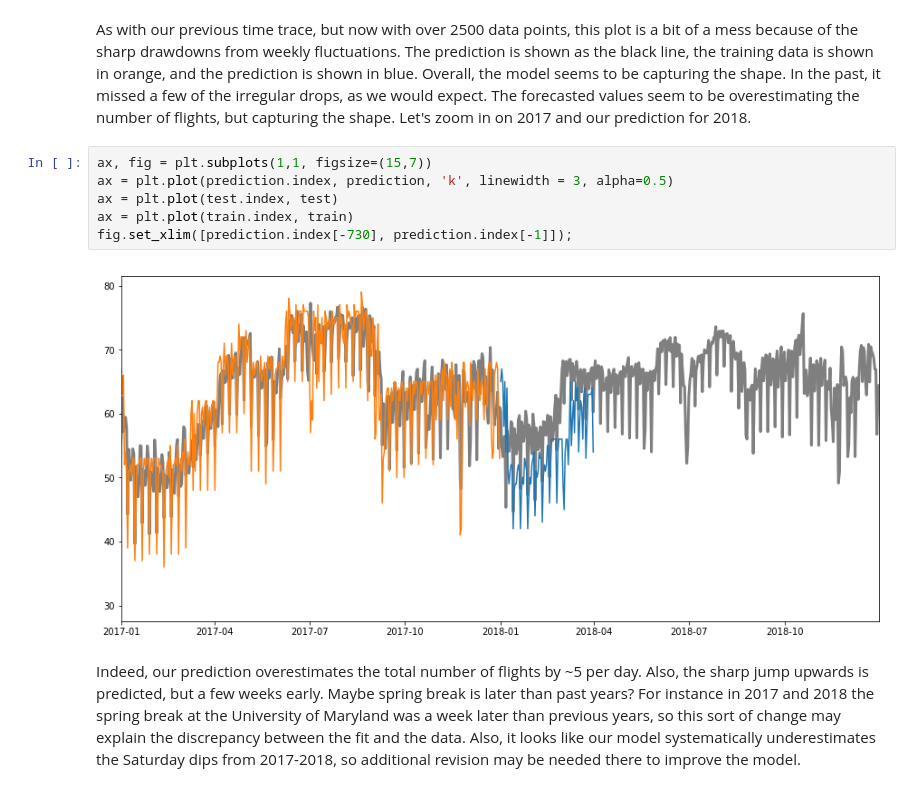
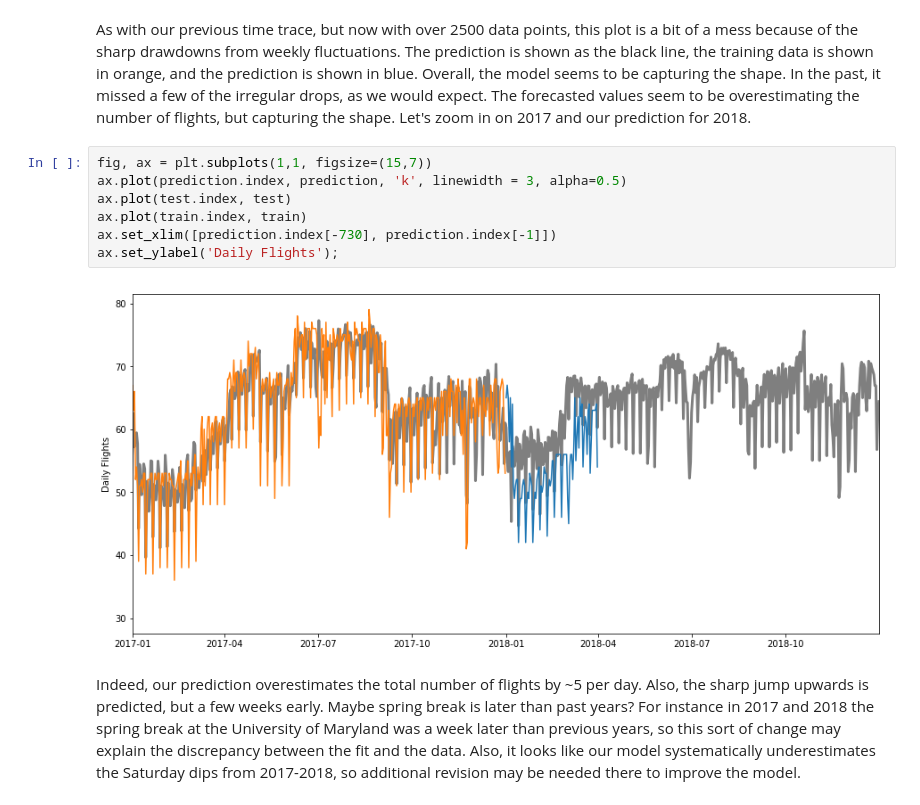
Before and after one commit to drew-hogg-datascience/flight_modeling, a Jupyter notebook: united_analysis.ipynb, the cells around one changed output. Saved outputs shown, nothing was run; the diff lists cells and outputs as text.

```diff
--- a/united_analysis.ipynb
+++ b/united_analysis.ipynb
@@ -302,13 +300,14 @@ ax.set_ylabel('Daily Flights');
 # %% [markdown]
 As with our previous time trace, but now with over 2500 data points, this plot is a bit of a mess because of the sharp drawdowns from weekly fluctuations.  The prediction is shown as the black line, the training data is shown in orange, and the prediction is shown in blue.  Overall, the model seems to be capturing the shape.  In the past, it missed a few of the irregular drops, as we would expect.  The forecasted values seem to be overestimating the number of flights, but capturing the shape. Let's zoom in on 2017 and our prediction for 2018.
 # %%
-ax, fig = plt.subplots(1,1, figsize=(15,7))
-ax = plt.plot(prediction.index, prediction, 'k', linewidth = 3, alpha=0.5)
-ax = plt.plot(test.index, test)
-ax = plt.plot(train.index, train)
-fig.set_xlim([prediction.index[-730], prediction.index[-1]]);
+fig, ax = plt.subplots(1,1, figsize=(15,7))
+ax.plot(prediction.index, prediction, 'k', linewidth = 3, alpha=0.5)
+ax.plot(test.index, test)
+ax.plot(train.index, train)
+ax.set_xlim([prediction.index[-730], prediction.index[-1]])
+ax.set_ylabel('Daily Flights');
 # %% [output]
-[figure, old version]
+[figure, new version]
 # %% [markdown]
 Indeed, our prediction overestimates the total number of flights by ~5 per day.  Also, the sharp jump upwards is predicted, but a few weeks early.  Maybe spring break is later than past years?  For instance in 2017 and 2018 the spring break at the University of Maryland was a week later than previous years, so this sort of change may explain the discrepancy between the fit and the data.  Also, it looks like our model systematically underestimates the Saturday dips from 2017-2018, so additional revision may be needed there to improve the model.
 # %% [markdown]
```
Also changed, not shown: parts of 4 cells of this notebook.
